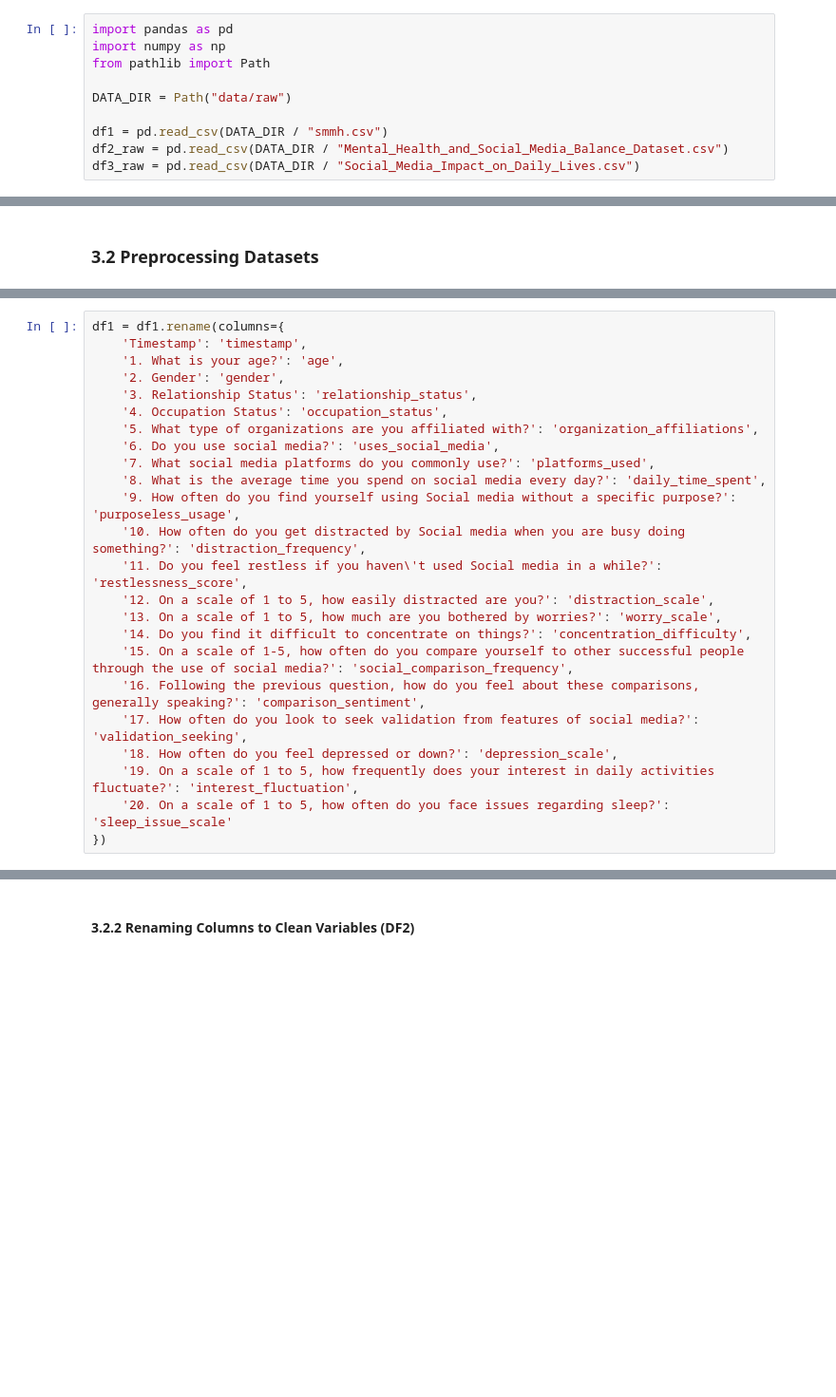
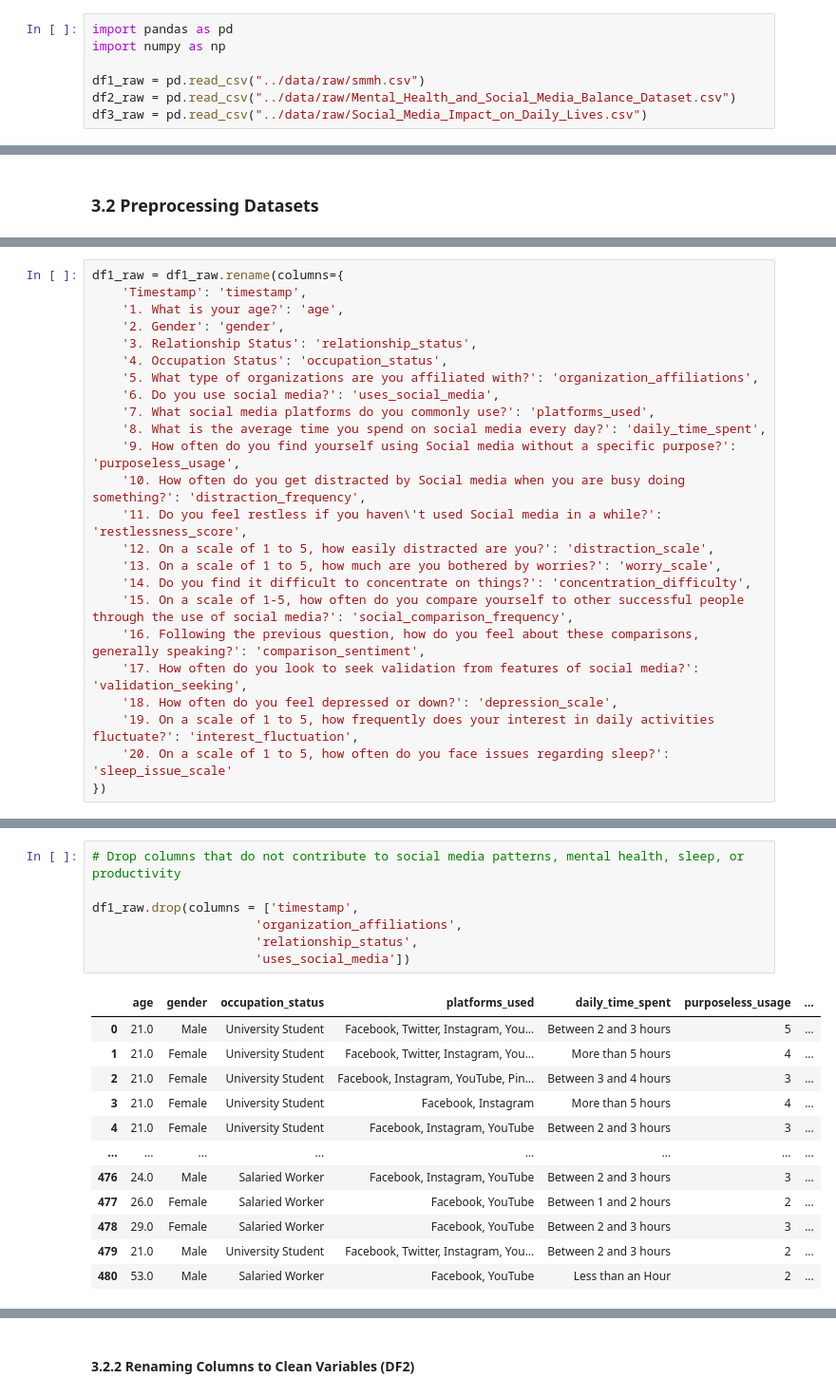
Before and after one commit to klyckman/CSMODEL, a Jupyter notebook: notebooks/Kodiak_Knowers_Notebook.ipynb, the cells around one changed output, grey strips where cells are left out. Shown at 95% size. Cells and saved outputs as stored; diff of their text form; blank space fills up the shorter version.

```diff
--- a/notebooks/Kodiak_Knowers_Notebook.ipynb
+++ b/notebooks/Kodiak_Knowers_Notebook.ipynb
@@ -78,10 +64,7 @@ Resolving deltas: 100% (49/49), done.
 # %%
 import pandas as pd
 import numpy as np
-from pathlib import Path
 
-DATA_DIR = Path("data/raw")
-
-df1 = pd.read_csv(DATA_DIR / "smmh.csv")
-df2_raw = pd.read_csv(DATA_DIR / "Mental_Health_and_Social_Media_Balance_Dataset.csv")
-df3_raw = pd.read_csv(DATA_DIR / "Social_Media_Impact_on_Daily_Lives.csv")
+df1_raw = pd.read_csv("../data/raw/smmh.csv")
+df2_raw = pd.read_csv("../data/raw/Mental_Health_and_Social_Media_Balance_Dataset.csv")
+df3_raw = pd.read_csv("../data/raw/Social_Media_Impact_on_Daily_Lives.csv")
@@ -94,5 +102,5 @@ Right now the long survey text strings makes the data messy. So, we map these lo
 # %%
-df1 = df1.rename(columns={
+df1_raw = df1_raw.rename(columns={
     'Timestamp': 'timestamp',
     '1. What is your age?': 'age',
     '2. Gender': 'gender',
@@ -127,0 +155,20 @@ df1.head()
+# %%
+# Drop columns that do not contribute to social media patterns, mental health, sleep, or productivity
+
+df1_raw.drop(columns = ['timestamp',
+                      'organization_affiliations',
+                      'relationship_status',
+                      'uses_social_media'])
+# %% [output]
+|  | age | gender | occupation_status | platforms_used | daily_time_spent | purposeless_usage | ... |
+| 0 | 21.0 | Male | University Student | Facebook, Twitter, Instagram, You... | Between 2 and 3 hours | 5 | ... |
+| 1 | 21.0 | Female | University Student | Facebook, Twitter, Instagram, You... | More than 5 hours | 4 | ... |
+| 2 | 21.0 | Female | University Student | Facebook, Instagram, YouTube, Pin... | Between 3 and 4 hours | 3 | ... |
+| 3 | 21.0 | Female | University Student | Facebook, Instagram | More than 5 hours | 4 | ... |
+| 4 | 21.0 | Female | University Student | Facebook, Instagram, YouTube | Between 2 and 3 hours | 3 | ... |
+| ... | ... | ... | ... | ... | ... | ... | ... |
+| 476 | 24.0 | Male | Salaried Worker | Facebook, Instagram, YouTube | Between 2 and 3 hours | 3 | ... |
+| 477 | 26.0 | Female | Salaried Worker | Facebook, YouTube | Between 1 and 2 hours | 2 | ... |
+| 478 | 29.0 | Female | Salaried Worker | Facebook, YouTube | Between 2 and 3 hours | 3 | ... |
+| 479 | 21.0 | Male | University Student | Facebook, Twitter, Instagram, You... | Between 2 and 3 hours | 2 | ... |
+| 480 | 53.0 | Male | Salaried Worker | Facebook, YouTube | Less than an Hour | 2 | ... |
```
Also changed, not shown: parts of 17 cells of this notebook.
